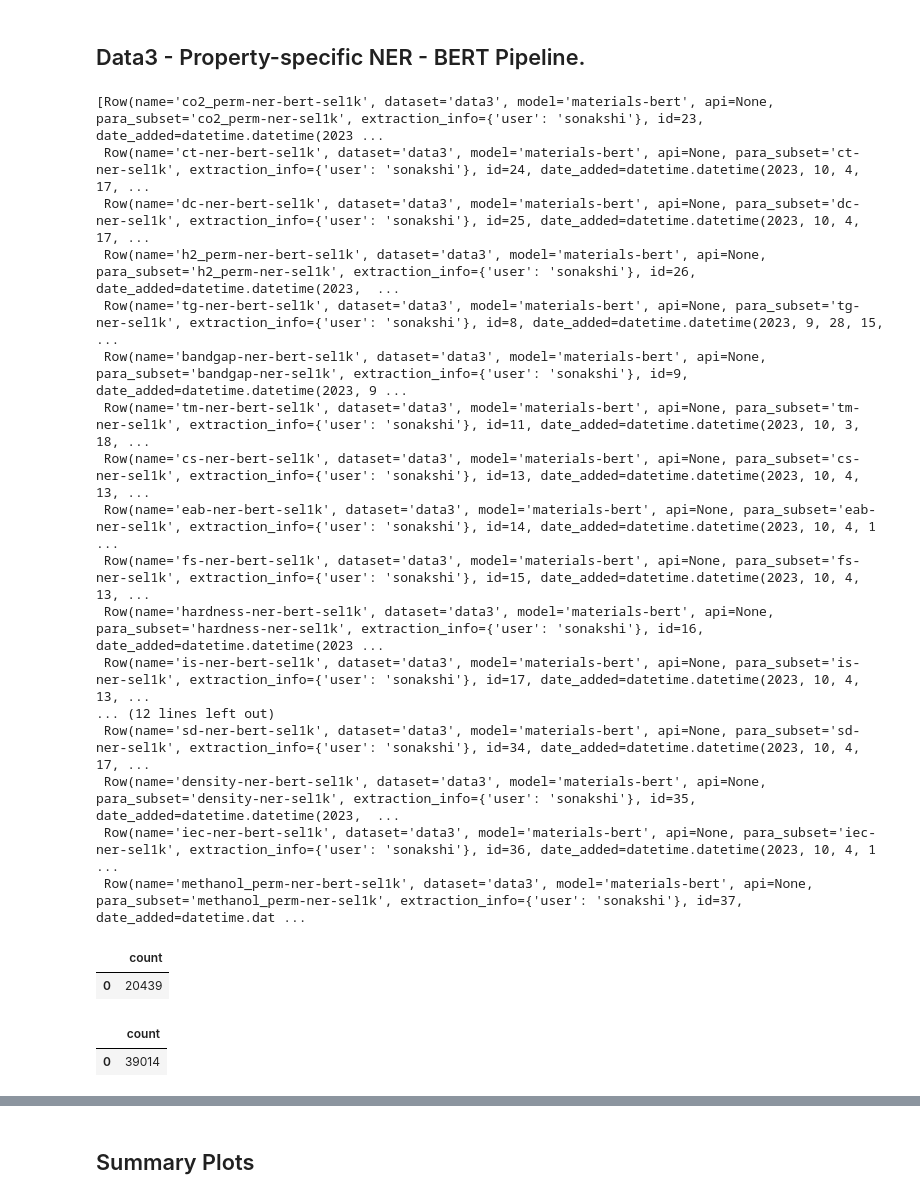
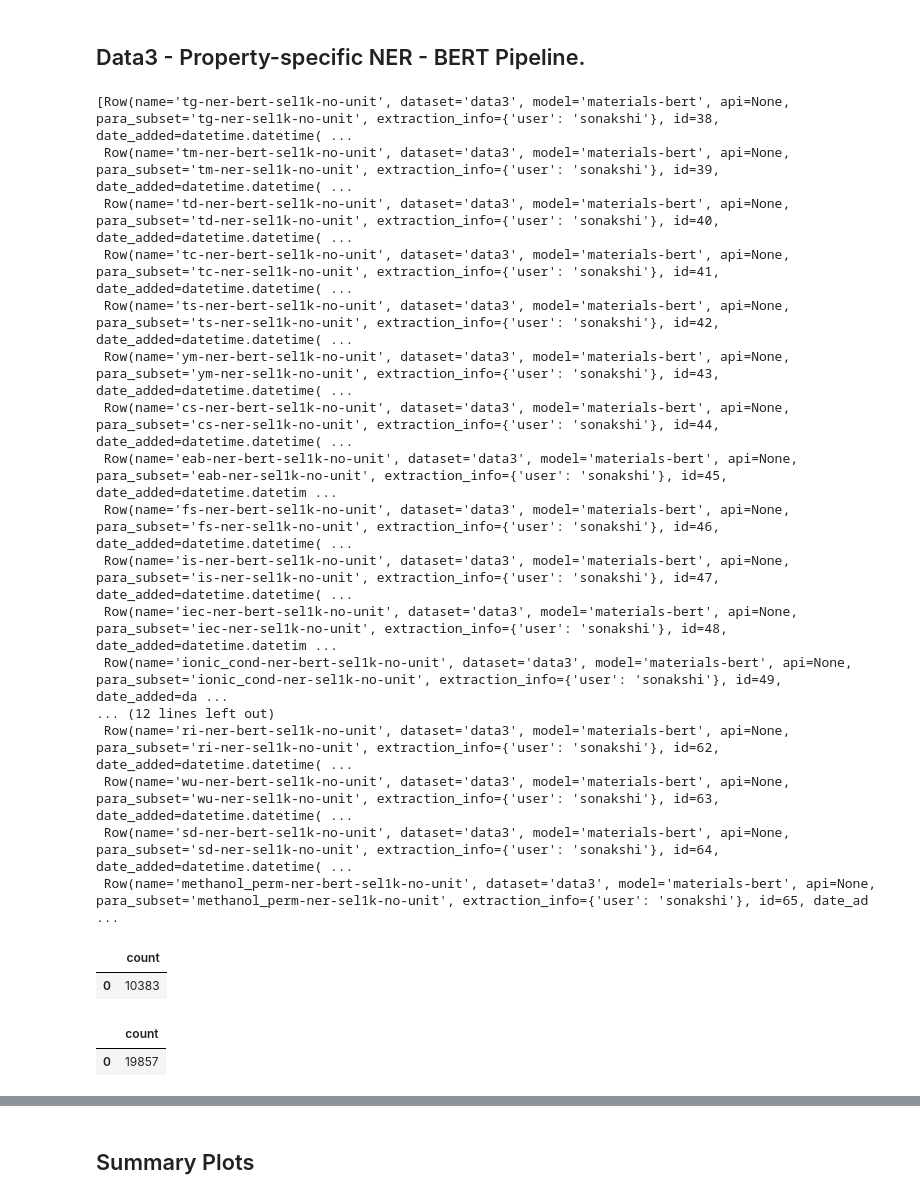
Before and after one commit to Ramprasad-Group/PromptDataExtraction, a Jupyter notebook: notebooks/Analyze-Select-1k.ipynb, the cells around one changed output, grey strips where cells are left out. Cells and saved outputs as stored; diff of their text form; code cells hidden in the pictures.

```diff
--- a/notebooks/Analyze-Select-1k.ipynb
+++ b/notebooks/Analyze-Select-1k.ipynb
@@ -351,27 +351,28 @@ postgres.disconnect()
 ## Data3 - Property-specific NER - BERT Pipeline.
 # %%
 method = postgres.raw_sql("""
-    Select * From extraction_methods Where dataset = 'data3';
+    Select * From extraction_methods
+    Where dataset = 'data3' and name like '%-ner-bert-sel1k-no-unit';
 """)
 method
 # %% [output]
-[Row(name='co2_perm-ner-bert-sel1k', dataset='data3', model='materials-bert', api=None, para_subset='co2_perm-ner-sel1k', extraction_info={'user': 'sonakshi'}, id=23, date_added=datetime.datetime(2023 ...
- Row(name='ct-ner-bert-sel1k', dataset='data3', model='materials-bert', api=None, para_subset='ct-ner-sel1k', extraction_info={'user': 'sonakshi'}, id=24, date_added=datetime.datetime(2023, 10, 4, 17, ...
- Row(name='dc-ner-bert-sel1k', dataset='data3', model='materials-bert', api=None, para_subset='dc-ner-sel1k', extraction_info={'user': 'sonakshi'}, id=25, date_added=datetime.datetime(2023, 10, 4, 17, ...
- Row(name='h2_perm-ner-bert-sel1k', dataset='data3', model='materials-bert', api=None, para_subset='h2_perm-ner-sel1k', extraction_info={'user': 'sonakshi'}, id=26, date_added=datetime.datetime(2023,  ...
- Row(name='tg-ner-bert-sel1k', dataset='data3', model='materials-bert', api=None, para_subset='tg-ner-sel1k', extraction_info={'user': 'sonakshi'}, id=8, date_added=datetime.datetime(2023, 9, 28, 15,  ...
- Row(name='bandgap-ner-bert-sel1k', dataset='data3', model='materials-bert', api=None, para_subset='bandgap-ner-sel1k', extraction_info={'user': 'sonakshi'}, id=9, date_added=datetime.datetime(2023, 9 ...
- Row(name='tm-ner-bert-sel1k', dataset='data3', model='materials-bert', api=None, para_subset='tm-ner-sel1k', extraction_info={'user': 'sonakshi'}, id=11, date_added=datetime.datetime(2023, 10, 3, 18, ...
- Row(name='cs-ner-bert-sel1k', dataset='data3', model='materials-bert', api=None, para_subset='cs-ner-sel1k', extraction_info={'user': 'sonakshi'}, id=13, date_added=datetime.datetime(2023, 10, 4, 13, ...
- Row(name='eab-ner-bert-sel1k', dataset='data3', model='materials-bert', api=None, para_subset='eab-ner-sel1k', extraction_info={'user': 'sonakshi'}, id=14, date_added=datetime.datetime(2023, 10, 4, 1 ...
- Row(name='fs-ner-bert-sel1k', dataset='data3', model='materials-bert', api=None, para_subset='fs-ner-sel1k', extraction_info={'user': 'sonakshi'}, id=15, date_added=datetime.datetime(2023, 10, 4, 13, ...
- Row(name='hardness-ner-bert-sel1k', dataset='data3', model='materials-bert', api=None, para_subset='hardness-ner-sel1k', extraction_info={'user': 'sonakshi'}, id=16, date_added=datetime.datetime(2023 ...
- Row(name='is-ner-bert-sel1k', dataset='data3', model='materials-bert', api=None, para_subset='is-ner-sel1k', extraction_info={'user': 'sonakshi'}, id=17, date_added=datetime.datetime(2023, 10, 4, 13, ...
+[Row(name='tg-ner-bert-sel1k-no-unit', dataset='data3', model='materials-bert', api=None, para_subset='tg-ner-sel1k-no-unit', extraction_info={'user': 'sonakshi'}, id=38, date_added=datetime.datetime( ...
+ Row(name='tm-ner-bert-sel1k-no-unit', dataset='data3', model='materials-bert', api=None, para_subset='tm-ner-sel1k-no-unit', extraction_info={'user': 'sonakshi'}, id=39, date_added=datetime.datetime( ...
+ Row(name='td-ner-bert-sel1k-no-unit', dataset='data3', model='materials-bert', api=None, para_subset='td-ner-sel1k-no-unit', extraction_info={'user': 'sonakshi'}, id=40, date_added=datetime.datetime( ...
+ Row(name='tc-ner-bert-sel1k-no-unit', dataset='data3', model='materials-bert', api=None, para_subset='tc-ner-sel1k-no-unit', extraction_info={'user': 'sonakshi'}, id=41, date_added=datetime.datetime( ...
+ Row(name='ts-ner-bert-sel1k-no-unit', dataset='data3', model='materials-bert', api=None, para_subset='ts-ner-sel1k-no-unit', extraction_info={'user': 'sonakshi'}, id=42, date_added=datetime.datetime( ...
+ Row(name='ym-ner-bert-sel1k-no-unit', dataset='data3', model='materials-bert', api=None, para_subset='ym-ner-sel1k-no-unit', extraction_info={'user': 'sonakshi'}, id=43, date_added=datetime.datetime( ...
+ Row(name='cs-ner-bert-sel1k-no-unit', dataset='data3', model='materials-bert', api=None, para_subset='cs-ner-sel1k-no-unit', extraction_info={'user': 'sonakshi'}, id=44, date_added=datetime.datetime( ...
+ Row(name='eab-ner-bert-sel1k-no-unit', dataset='data3', model='materials-bert', api=None, para_subset='eab-ner-sel1k-no-unit', extraction_info={'user': 'sonakshi'}, id=45, date_added=datetime.datetim ...
+ Row(name='fs-ner-bert-sel1k-no-unit', dataset='data3', model='materials-bert', api=None, para_subset='fs-ner-sel1k-no-unit', extraction_info={'user': 'sonakshi'}, id=46, date_added=datetime.datetime( ...
+ Row(name='is-ner-bert-sel1k-no-unit', dataset='data3', model='materials-bert', api=None, para_subset='is-ner-sel1k-no-unit', extraction_info={'user': 'sonakshi'}, id=47, date_added=datetime.datetime( ...
+ Row(name='iec-ner-bert-sel1k-no-unit', dataset='data3', model='materials-bert', api=None, para_subset='iec-ner-sel1k-no-unit', extraction_info={'user': 'sonakshi'}, id=48, date_added=datetime.datetim ...
+ Row(name='ionic_cond-ner-bert-sel1k-no-unit', dataset='data3', model='materials-bert', api=None, para_subset='ionic_cond-ner-sel1k-no-unit', extraction_info={'user': 'sonakshi'}, id=49, date_added=da ...
 ... (12 lines left out)
- Row(name='sd-ner-bert-sel1k', dataset='data3', model='materials-bert', api=None, para_subset='sd-ner-sel1k', extraction_info={'user': 'sonakshi'}, id=34, date_added=datetime.datetime(2023, 10, 4, 17, ...
- Row(name='density-ner-bert-sel1k', dataset='data3', model='materials-bert', api=None, para_subset='density-ner-sel1k', extraction_info={'user': 'sonakshi'}, id=35, date_added=datetime.datetime(2023,  ...
- Row(name='iec-ner-bert-sel1k', dataset='data3', model='materials-bert', api=None, para_subset='iec-ner-sel1k', extraction_info={'user': 'sonakshi'}, id=36, date_added=datetime.datetime(2023, 10, 4, 1 ...
- Row(name='methanol_perm-ner-bert-sel1k', dataset='data3', model='materials-bert', api=None, para_subset='methanol_perm-ner-sel1k', extraction_info={'user': 'sonakshi'}, id=37, date_added=datetime.dat ...
+ Row(name='ri-ner-bert-sel1k-no-unit', dataset='data3', model='materials-bert', api=None, para_subset='ri-ner-sel1k-no-unit', extraction_info={'user': 'sonakshi'}, id=62, date_added=datetime.datetime( ...
+ Row(name='wu-ner-bert-sel1k-no-unit', dataset='data3', model='materials-bert', api=None, para_subset='wu-ner-sel1k-no-unit', extraction_info={'user': 'sonakshi'}, id=63, date_added=datetime.datetime( ...
+ Row(name='sd-ner-bert-sel1k-no-unit', dataset='data3', model='materials-bert', api=None, para_subset='sd-ner-sel1k-no-unit', extraction_info={'user': 'sonakshi'}, id=64, date_added=datetime.datetime( ...
+ Row(name='methanol_perm-ner-bert-sel1k-no-unit', dataset='data3', model='materials-bert', api=None, para_subset='methanol_perm-ner-sel1k-no-unit', extraction_info={'user': 'sonakshi'}, id=65, date_ad ...
 # %%
 # Number of paragraphs that passed the property specific NER filter.
 execute("""
@@ -384,22 +385,22 @@ db.rollback()
 # %%
 # Number of materials extracted.
 execute("""
         SELECT count(*) FROM extracted_materials em
-        WHERE em.method_id >= 8 and em.method_id <= 37 and em.method_id != 10;
+        WHERE em.method_id >= 38 and em.method_id <= 65
+        -- and em.method_id != 10;
         """)
 # %% [output]
 |  | count |
-| 0 | 20439 |
+| 0 | 10383 |
 # %%
 # Number of properties extracted.
 execute("""
         SELECT count(*) FROM extracted_properties ep
-        WHERE ep.method_id >= 8 and ep.method_id <= 37 and ep.method_id != 10;
-
+        WHERE ep.method_id >= 38 and ep.method_id <= 65;
         """)
 # %% [output]
 |  | count |
-| 0 | 39014 |
+| 0 | 19857 |
 # %%
 def execute_count(sql, **kwargs) -> pd.DataFrame:
     """ Query the database using raw sql.
```
Also changed, not shown: parts of 6 cells of this notebook, 3 other files.
